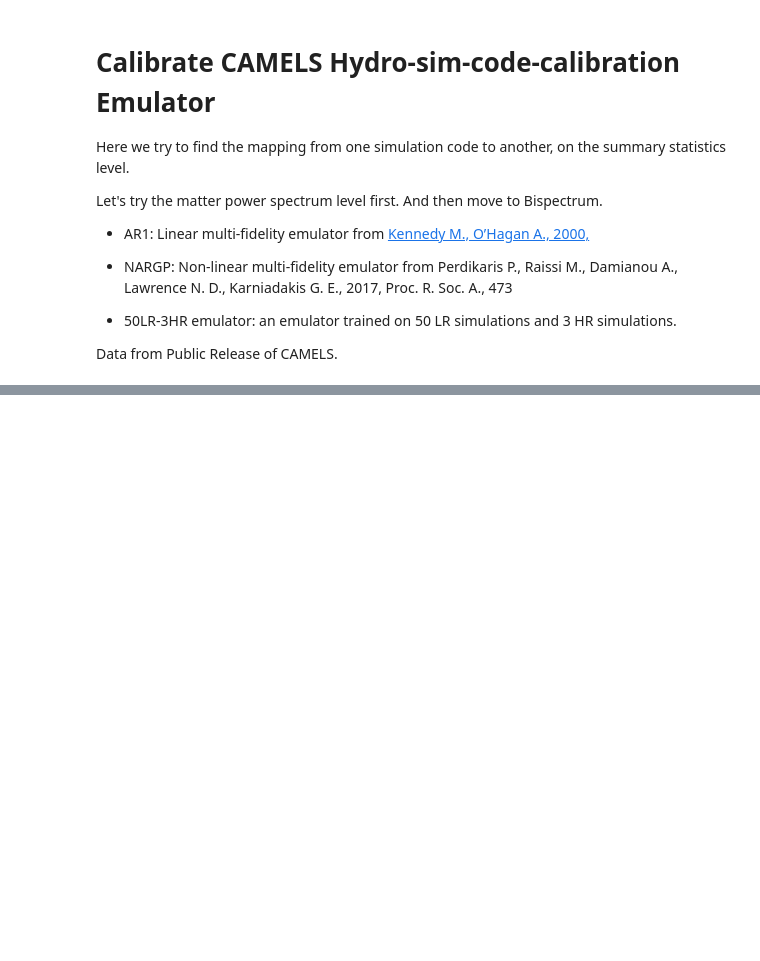
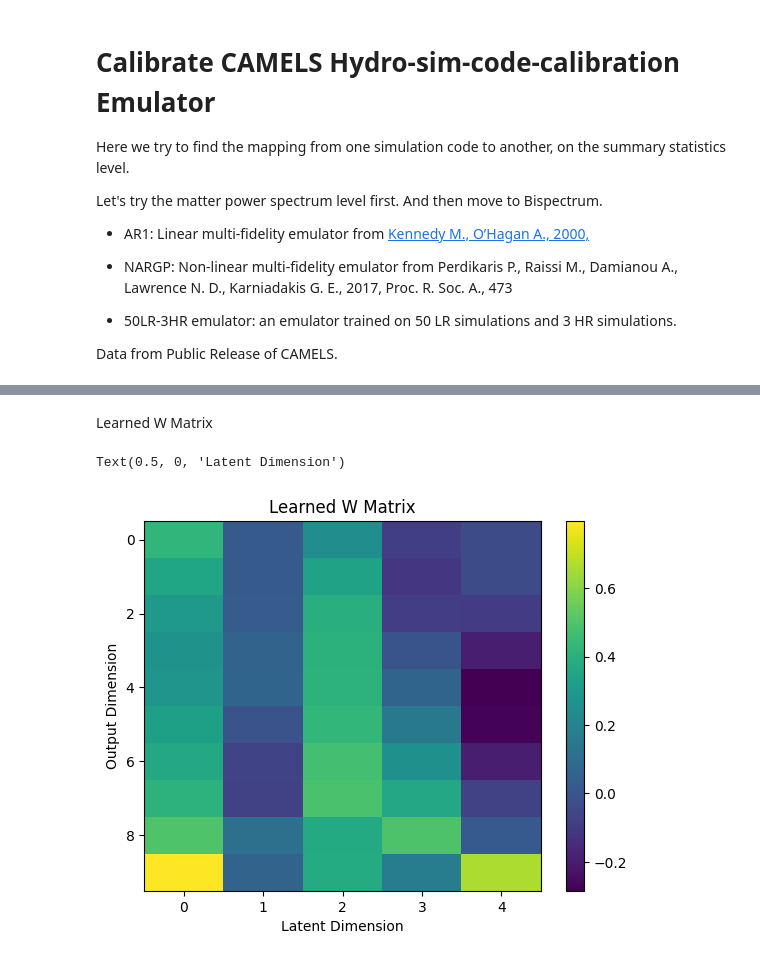
Before and after one commit to qezlou/multi_fidelity_gpflow, a Jupyter notebook: notebooks/demo: Illustris Stellar Mass Function.ipynb, the cells around one changed output, grey strips where cells are left out. Cells and saved outputs as stored; diff of their text form; code cells hidden in the pictures; blank space fills up the shorter version.

```diff
--- a/notebooks/demo: Illustris Stellar Mass Function.ipynb
+++ b/notebooks/demo: Illustris Stellar Mass Function.ipynb
@@ -58,0 +197,12 @@ plt.ylabel(r"$SMF$")
+# %% [markdown]
+Learned W Matrix
+# %%
+# plot the W matrix
+plt.imshow(mf_gp.kernel.W.numpy(), aspect="auto")
+plt.colorbar()
+plt.title("Learned W Matrix")
+plt.ylabel("Output Dimension")
+plt.xlabel("Latent Dimension")
+# %% [output]
+Text(0.5, 0, 'Latent Dimension')
+[figure, added]
```
Also changed, not shown: parts of 16 cells of this notebook.
